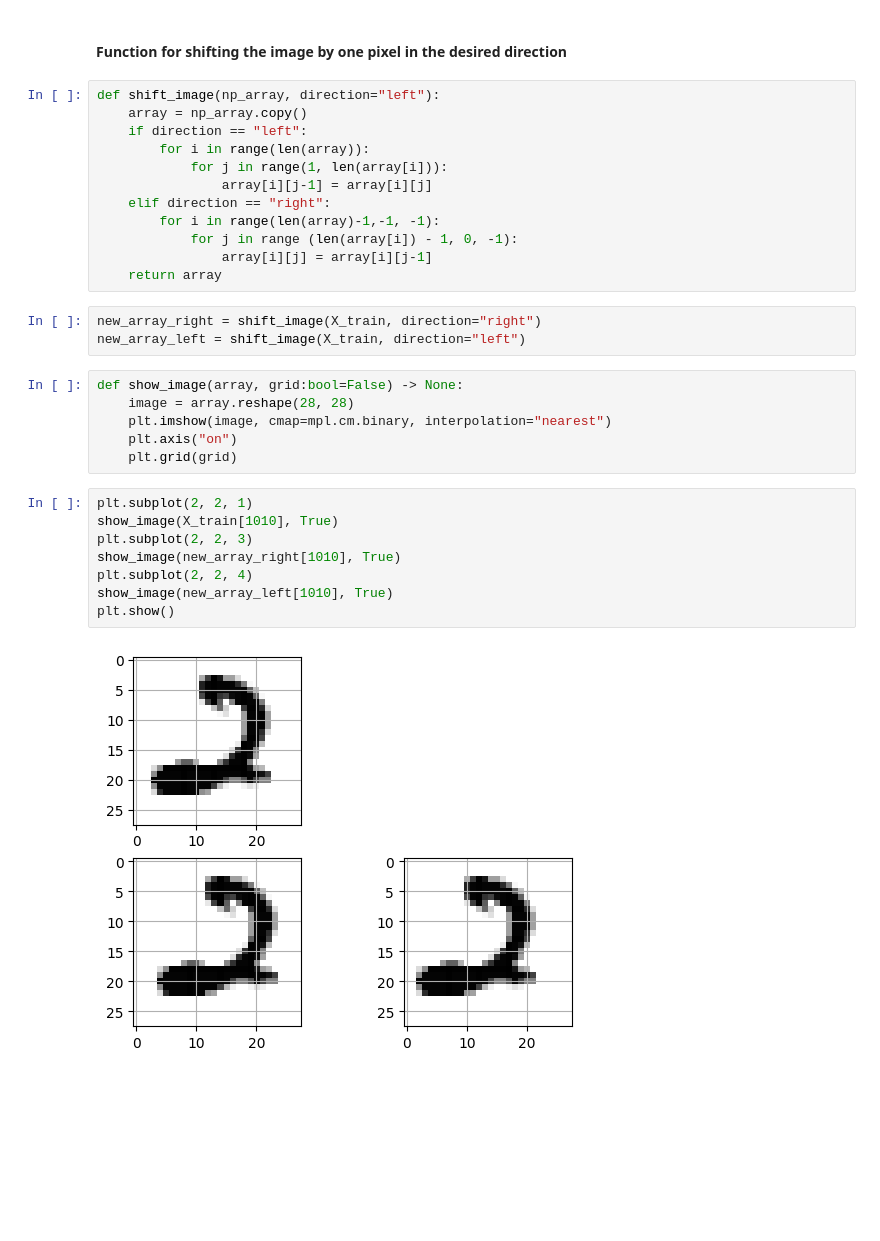
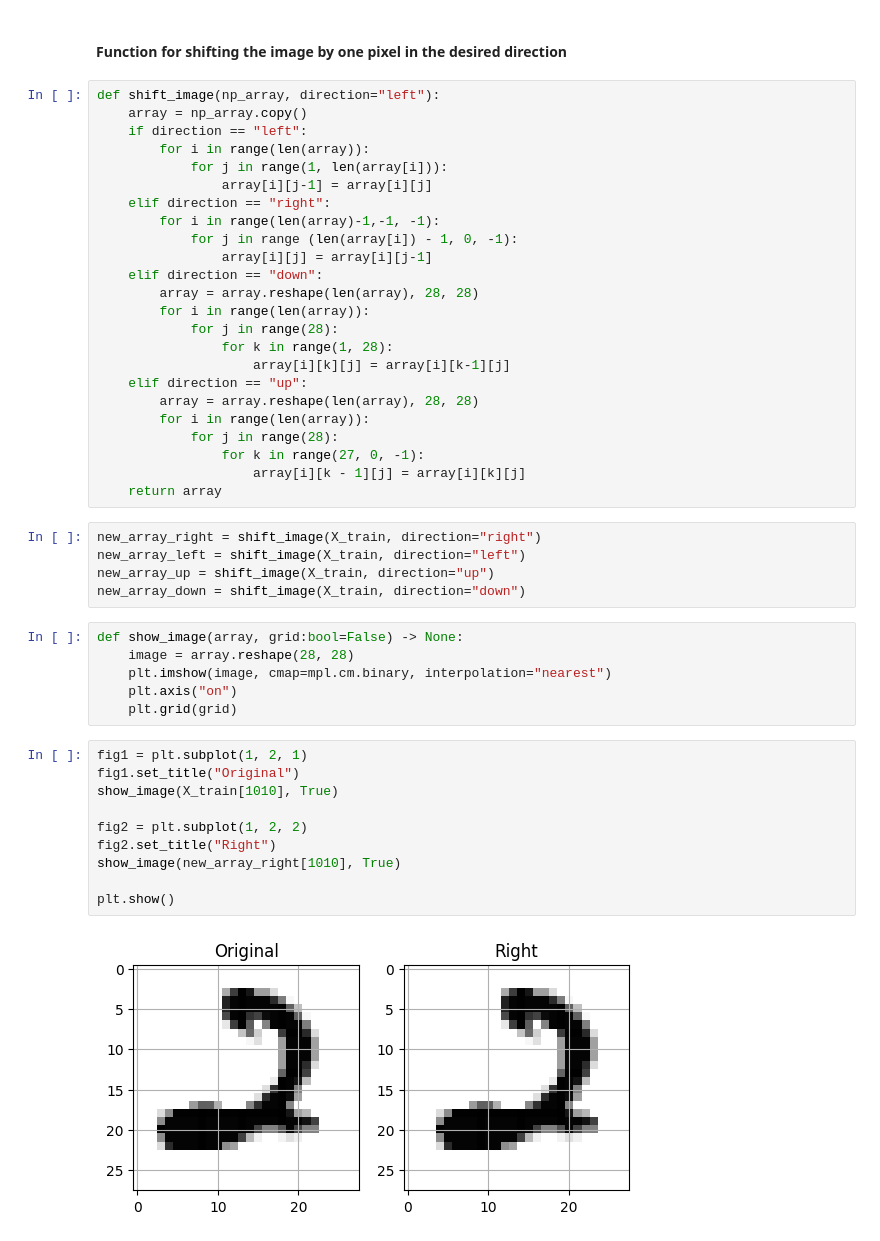
Before and after one commit to Ashmit-1/classificationDigits, a Jupyter notebook: classification.ipynb, the cells around one changed output. Cells and saved outputs as stored; diff of their text form; blank space fills up the shorter version.

Commit message:
include functions to shift image down and up

```diff
--- a/classification.ipynb
+++ b/classification.ipynb
@@ -752,10 +752,24 @@ def shift_image(np_array, direction="left"):
         for i in range(len(array)-1,-1, -1):
             for j in range (len(array[i]) - 1, 0, -1):
                 array[i][j] = array[i][j-1]
+    elif direction == "down":
+        array = array.reshape(len(array), 28, 28)
+        for i in range(len(array)):
+            for j in range(28):
+                for k in range(1, 28):
+                    array[i][k][j] = array[i][k-1][j]
+    elif direction == "up":
+        array = array.reshape(len(array), 28, 28)
+        for i in range(len(array)):
+            for j in range(28):
+                for k in range(27, 0, -1):
+                    array[i][k - 1][j] = array[i][k][j]
     return array
 # %%
 new_array_right = shift_image(X_train, direction="right")
 new_array_left = shift_image(X_train, direction="left")
+new_array_up = shift_image(X_train, direction="up")
+new_array_down = shift_image(X_train, direction="down")
 # %%
 def show_image(array, grid:bool=False) -> None:
     image = array.reshape(28, 28)
@@ -763,12 +777,14 @@ def show_image(array, grid:bool=False) -> None:
     plt.axis("on")
     plt.grid(grid)
 # %%
-plt.subplot(2, 2, 1)
+fig1 = plt.subplot(1, 2, 1)
+fig1.set_title("Original")
 show_image(X_train[1010], True)
-plt.subplot(2, 2, 3)
+
+fig2 = plt.subplot(1, 2, 2)
+fig2.set_title("Right")
 show_image(new_array_right[1010], True)
-plt.subplot(2, 2, 4)
-show_image(new_array_left[1010], True)
+
 plt.show()
 # %% [output]
-[figure, old version]
+[figure, new version]
```
Also changed, not shown: parts of 3 cells of this notebook.
